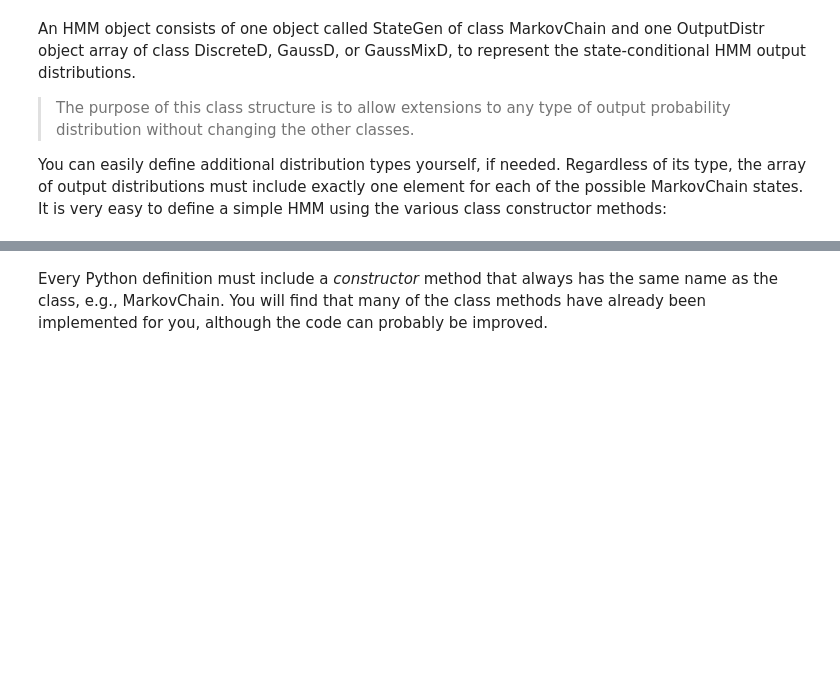
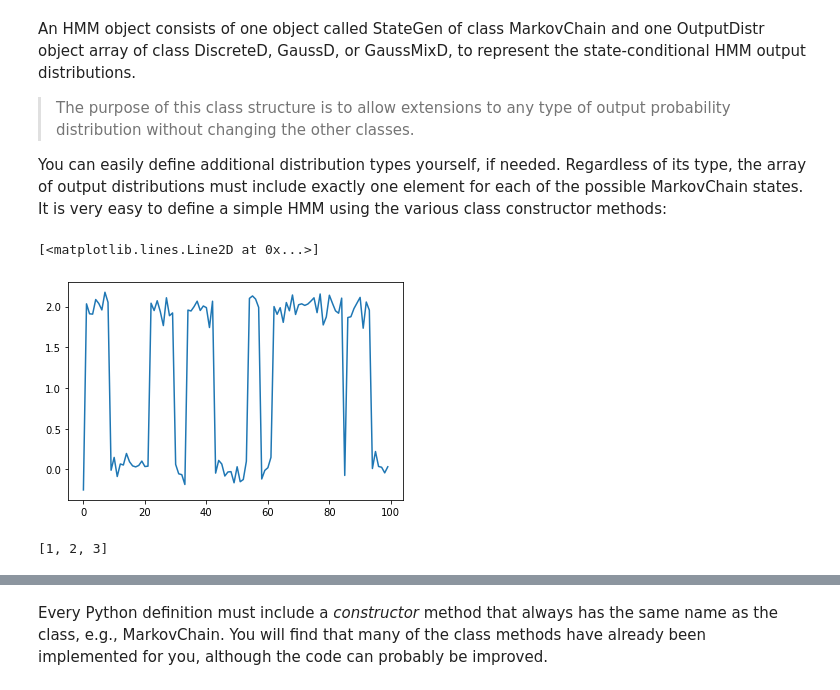
Before and after one commit to TerenceDeng/FEO3274, a Jupyter notebook: Assignment_1_EQ2341/EQ2341_Assignment_1.ipynb, the cells around one changed output, grey strips where cells are left out. Drawn from its saved outputs; the diff is of its cells as text; code cells hidden in the pictures; blank space fills up the shorter version.

```diff
--- a/Assignment_1_EQ2341/EQ2341_Assignment_1.ipynb
+++ b/Assignment_1_EQ2341/EQ2341_Assignment_1.ipynb
@@ -41,21 +28,28 @@ An HMM object consists of one object called StateGen of class MarkovChain and on
 
 You can easily define additional distribution types yourself, if needed. Regardless of its type, the array of output distributions must include exactly one element for each of the possible MarkovChain states. It is very easy to define a simple HMM using the various class constructor methods:
 # %%
-"""
+
 # Example: Define and use a simple infinite-duration HMM
 
 # State generator
-mc = MarkovChain( np.array( [ 0.5, 0.5 ] ), np.array( [ [ 0.9, 0.1 ], [ 0.05, 0.95 ] ] ) )
+mc = MarkovChain( np.array( [ 1, 0 ] ), np.array( [ [ 0.9, 0.1 ], [ 0.1, 0.9 ] ] ) )
 
-g1 = GaussD( means=[0], stdevs=[1] )   # Distribution for state = 1
-g2 = GaussD( means=[2], stdevs=[3] )   # Distribution for state = 2
+g1 = GaussD( means=[0], stdevs=[0.1] )   # Distribution for state = 1
+g2 = GaussD( means=[2], stdevs=[0.1] )   # Distribution for state = 2
 h  = HMM( mc, [g1, g2])                # The HMM
 
 # Generate an output sequence
 x,s = h.rand( 100 )
 
 plt.plot( x[0] )
-"""
+# %% [output]
+[<matplotlib.lines.Line2D at 0x...>]
+[figure, added]
+# %%
+S=np.array([[1,2,3]])
+[i for i in S[0,:]]
+# %% [output]
+[1, 2, 3]
 # %% [markdown]
 Exampe of plot for the above code. (You can uncomment and test the above code when you have completed A.1.1.)
 
```
Also changed, not shown: parts of 2 cells of this notebook, 1 other file.
